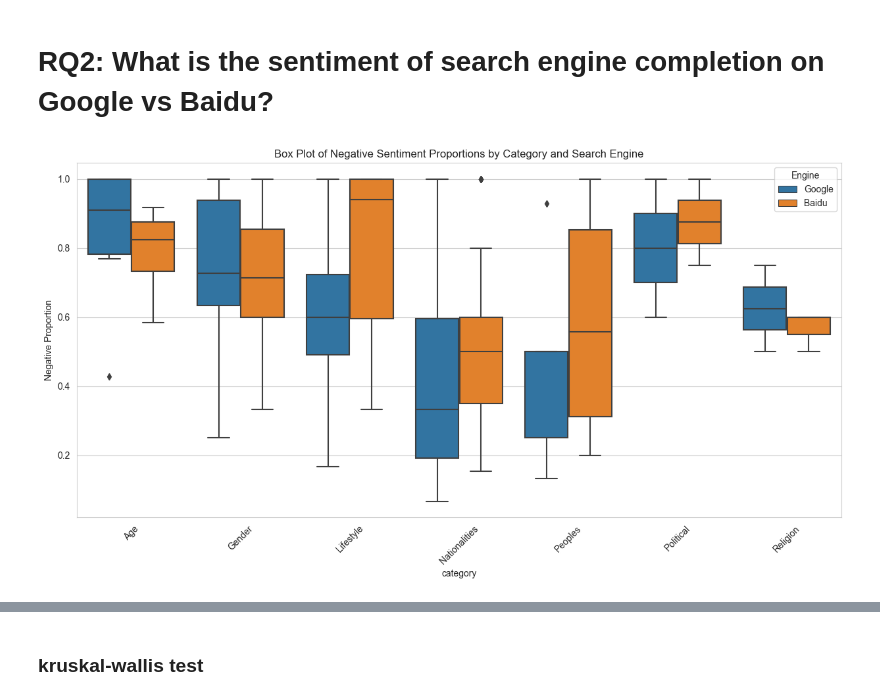
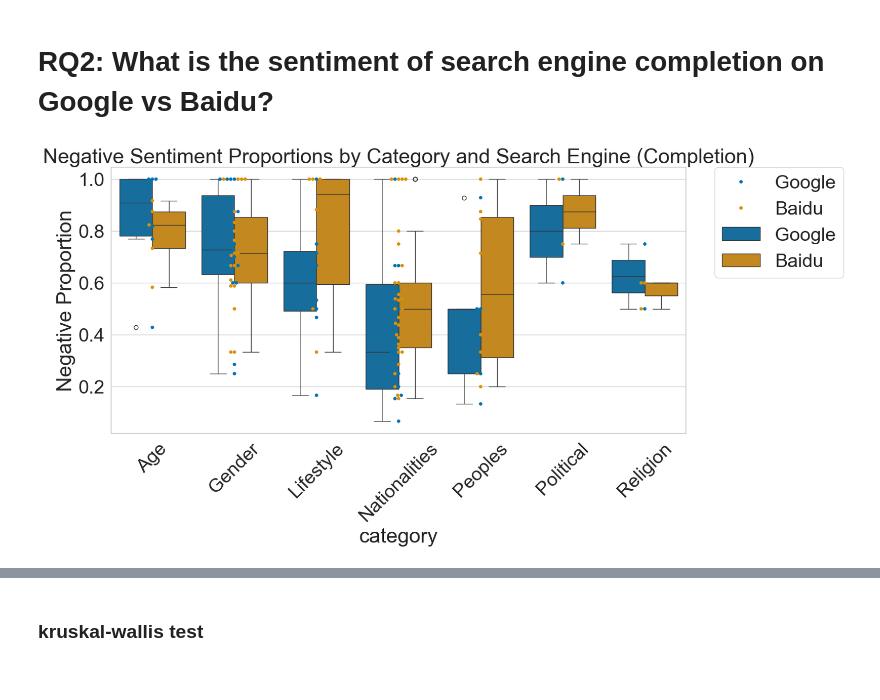
Before and after one commit to leoleepsyche/stereotype_in_baidu_google, a Jupyter notebook: francesco_replication_analysis.ipynb, the cells around one changed output, grey strips where cells are left out. Saved outputs shown, nothing was run; the diff lists cells and outputs as text; code cells hidden in the pictures.

```diff
--- a/francesco_replication_analysis.ipynb
+++ b/francesco_replication_analysis.ipynb
@@ -4,9 +4,12 @@ import seaborn as sns
 import matplotlib.pyplot as plt
 import matplotlib.ticker as mtick
 from scipy.stats import kruskal
+import numpy as np
 
 import warnings
 warnings.filterwarnings("ignore", category=FutureWarning)
+
+sns.set(style="whitegrid", font_scale=2.5)
 # %% [markdown]
 ### RQ1: What is the amount of search engine moderation on Google vs Baidu?
 
@@ -195,40 +280,55 @@ plt.show()
 
 ## kruskal-wallis test?
 # %%
+import pandas as pd
+import matplotlib.pyplot as plt
+import seaborn as sns
+
 # Reading the files
 google = pd.read_csv('data/google.csv')
 baidu = pd.read_csv('data/baidu.csv')
 
+# Handling missing values
 baidu['suggestion_starts_with_query'].fillna(False, inplace=True)
 google['suggestion_starts_with_query'].fillna(False, inplace=True)
+
+# Filtering data where suggestion starts with query
 baidu_start_with_query = baidu[baidu['suggestion_starts_with_query']]
 google_start_with_query = google[google['suggestion_starts_with_query']]
-# remove duplicated data in the same group
+
+# Remove duplicated data in the same group
 baidu_start_with_query = baidu_start_with_query.drop_duplicates(subset=['group_English', 'completion'])
 google_start_with_query = google_start_with_query.drop_duplicates(subset=['group', 'completion'])
+
 # Calculating the negative proportion for all groups in both datasets
 google_negative_proportions_all = google_start_with_query[google_start_with_query['sentiment_rating_completion'] == 'Negative'].groupby(['category', 'group']).size() / google_start_with_query.groupby(['category', 'group']).size()
-baidu_negative_proportions_all = baidu_start_with_query [baidu_start_with_query ['sentiment_rating_completion'] == 'Negative'].groupby(['category', 'group_English']).size() / baidu_start_with_query.groupby(['category', 'group_English']).size()
+baidu_negative_proportions_all = baidu_start_with_query[baidu_start_with_query['sentiment_rating_completion'] == 'Negative'].groupby(['category', 'group_English']).size() / baidu_start_with_query.groupby(['category', 'group_English']).size()
 
 # Resetting index to convert Series to DataFrame for plotting
 google_negative_proportions_df = google_negative_proportions_all.reset_index(name='Negative Proportion')
 baidu_negative_proportions_df = baidu_negative_proportions_all.reset_index(name='Negative Proportion')
 
 # Renaming columns for Baidu data to match Google data
 baidu_negative_proportions_df.rename(columns={'group_English': 'group'}, inplace=True)
 
 # Adding a column to distinguish between Google and Baidu data
 google_negative_proportions_df['Engine'] = 'Google'
 baidu_negative_proportions_df['Engine'] = 'Baidu'
 
 # Concatenating both dataframes
 combined_data = pd.concat([google_negative_proportions_df, baidu_negative_proportions_df])
 
-# Plotting the combined box plot with hue based on search engine
+# Removing rows with missing values in the 'Negative Proportion' column
+cleaned_combined_data = combined_data.dropna(subset=['Negative Proportion'])
+
+# Plotting
 plt.figure(figsize=(15, 7))
-sns.boxplot(data=combined_data, x='category', y='Negative Proportion', hue='Engine')
-plt.title('Box Plot of Negative Sentiment Proportions by Category and Search Engine')
+sns.swarmplot(data=cleaned_combined_data, x='category', y='Negative Proportion', hue='Engine',palette='colorblind')
+sns.boxplot(data=cleaned_combined_data, x='category', y='Negative Proportion', hue='Engine', palette='colorblind')
+# sns.stripplot(data=cleaned_combined_data, x='category', y='Negative Proportion', hue='Engine', dodge=True, jitter=True, color='black', alpha=0.5)
+plt.title('Negative Sentiment Proportions by Category and Search Engine (Completion)')
 plt.xticks(rotation=45)
+plt.legend(bbox_to_anchor=(1.05, 1), loc=2, borderaxespad=0.)
 plt.show()
 # %% [output]
-[figure, old version]
+[figure, new version]
```
Also changed, not shown: parts of 12 cells of this notebook, 4 other files.
